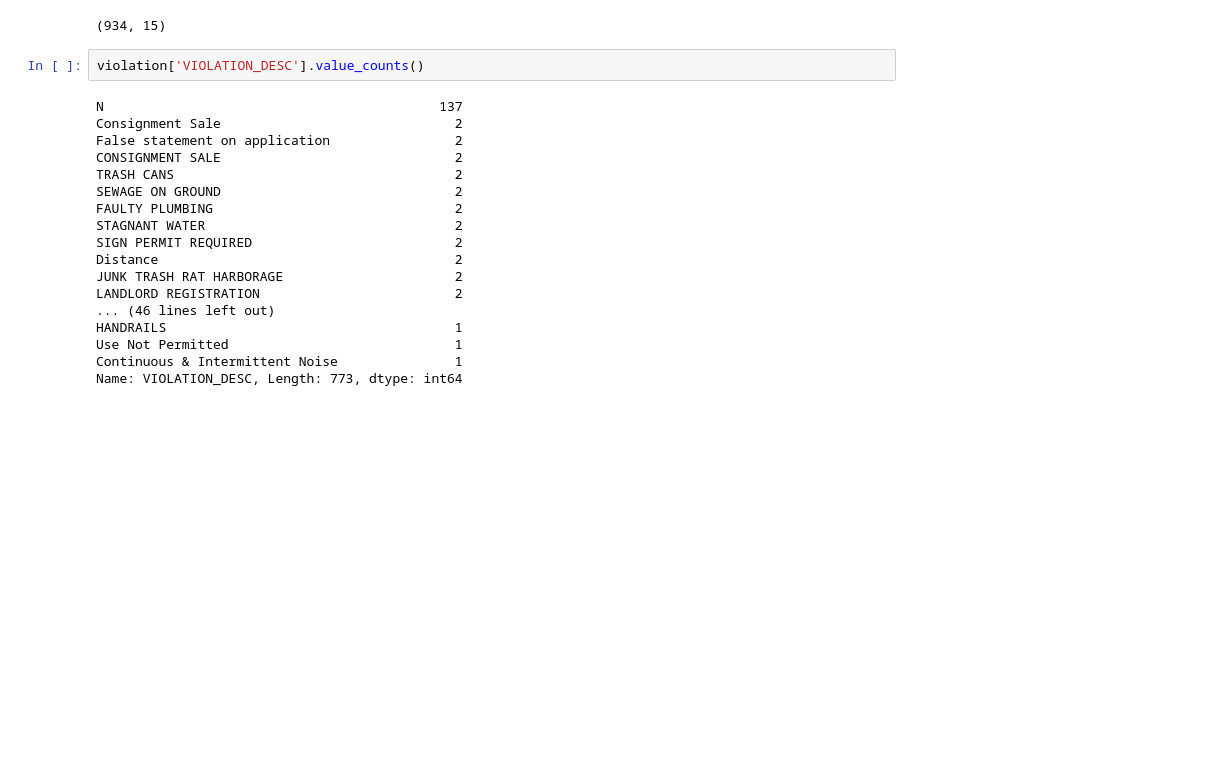
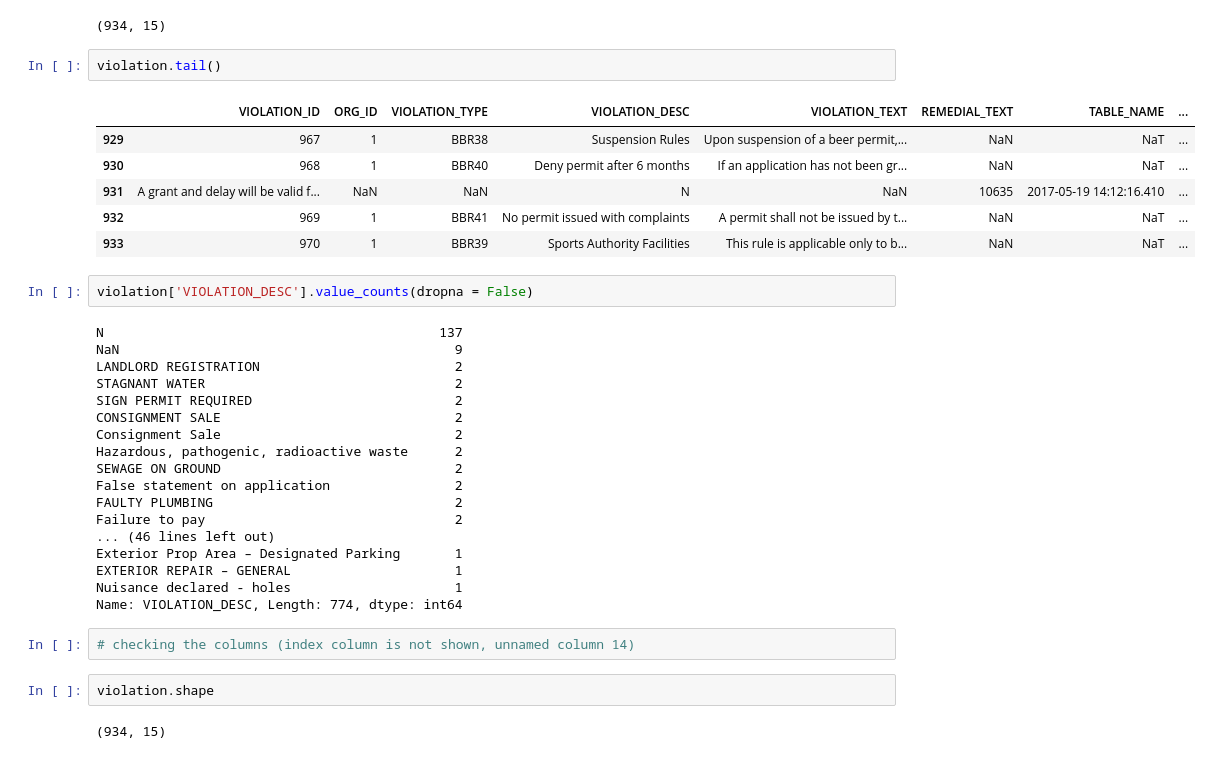
Before and after one commit to paulo-g-martinez/dq2-codes-violations-nashville, a Jupyter notebook: DQ2.ipynb, the cells around one changed output. Drawn from its saved outputs; the diff is of its cells as text; blank space fills up the shorter version.

```diff
--- a/DQ2.ipynb
+++ b/DQ2.ipynb
@@ -15,23 +26,38 @@ violation.head()
 violation.shape
 # %% [output]
 (934, 15)
+# %%
+violation.tail()
+# %% [output]
+|  | VIOLATION_ID | ORG_ID | VIOLATION_TYPE | VIOLATION_DESC | VIOLATION_TEXT | REMEDIAL_TEXT | TABLE_NAME | ... |
+| 929 | 967 | 1 | BBR38 | Suspension Rules | Upon suspension of a beer permit,... | NaN | NaT | ... |
+| 930 | 968 | 1 | BBR40 | Deny permit after 6 months | If an application has not been gr... | NaN | NaT | ... |
+| 931 | A grant and delay will be valid f... | NaN | NaN | N | NaN | 10635 | 2017-05-19 14:12:16.410 | ... |
+| 932 | 969 | 1 | BBR41 | No permit issued with complaints | A permit shall not be issued by t... | NaN | NaT | ... |
+| 933 | 970 | 1 | BBR39 | Sports Authority Facilities | This rule is applicable only to b... | NaN | NaT | ... |
 # %%
-violation['VIOLATION_DESC'].value_counts()
+violation['VIOLATION_DESC'].value_counts(dropna = False)
 # %% [output]
 N                                           137
-Consignment Sale                              2
-False statement on application                2
-CONSIGNMENT SALE                              2
-TRASH CANS                                    2
-SEWAGE ON GROUND                              2
-FAULTY PLUMBING                               2
+NaN                                           9
+LANDLORD REGISTRATION                         2
 STAGNANT WATER                                2
 SIGN PERMIT REQUIRED                          2
-Distance                                      2
-JUNK TRASH RAT HARBORAGE                      2
-LANDLORD REGISTRATION                         2
+CONSIGNMENT SALE                              2
+Consignment Sale                              2
+Hazardous, pathogenic, radioactive waste      2
+SEWAGE ON GROUND                              2
+False statement on application                2
+FAULTY PLUMBING                               2
+Failure to pay                                2
 ... (46 lines left out)
-HANDRAILS                                     1
-Use Not Permitted                             1
-Continuous & Intermittent Noise               1
-Name: VIOLATION_DESC, Length: 773, dtype: int64
+Exterior Prop Area – Designated Parking       1
+EXTERIOR REPAIR – GENERAL                     1
+Nuisance declared - holes                     1
+Name: VIOLATION_DESC, Length: 774, dtype: int64
+# %%
+# checking the columns (index column is not shown, unnamed column 14)
+# %%
+violation.shape
+# %% [output]
+(934, 15)
```
Also changed, not shown: parts of 32 cells of this notebook, 2 other files.
